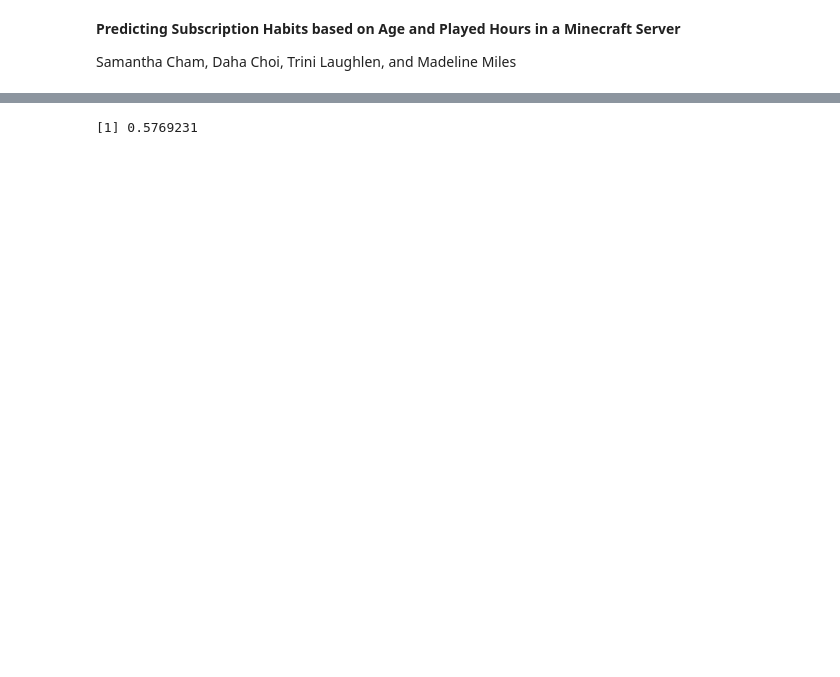
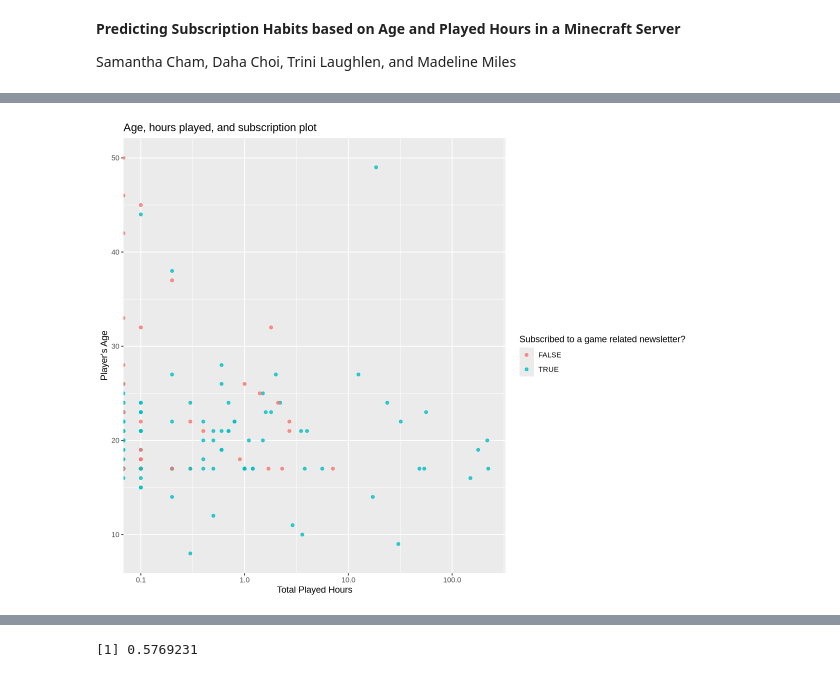
Before and after one commit to madeline1312/Dsci-100-Project, a Jupyter notebook: Final Project Report.ipynb, the cells around one changed output, grey strips where cells are left out. Cells and saved outputs as stored; diff of their text form; code cells hidden in the pictures; blank space fills up the shorter version.

Commit message:
Created visualizations for methods, just need to add figure numbers and legends.

```diff
--- a/Final Project Report.ipynb
+++ b/Final Project Report.ipynb
@@ -51,0 +73,12 @@ A tibble: 194 × 3
+# %%
+options(repr.plot.width = 10, repr.plot.height = 8)
+players_plot<-players|>
+ggplot(aes(x=played_hours, y=Age, colour=subscribe))+
+geom_point(alpha=0.8)+
+labs(y="Player's Age", x="Total Played Hours",
+     colour="Subscribed to a game related newsletter?")+
+ggtitle("Age, hours played, and subscription plot")+
+scale_x_log10()
+
+players_plot
+# %% [output]
@@ -51,0 +87 @@ A tibble: 194 × 3
+[figure, added]
```
Also changed, not shown: parts of 23 cells of this notebook.
